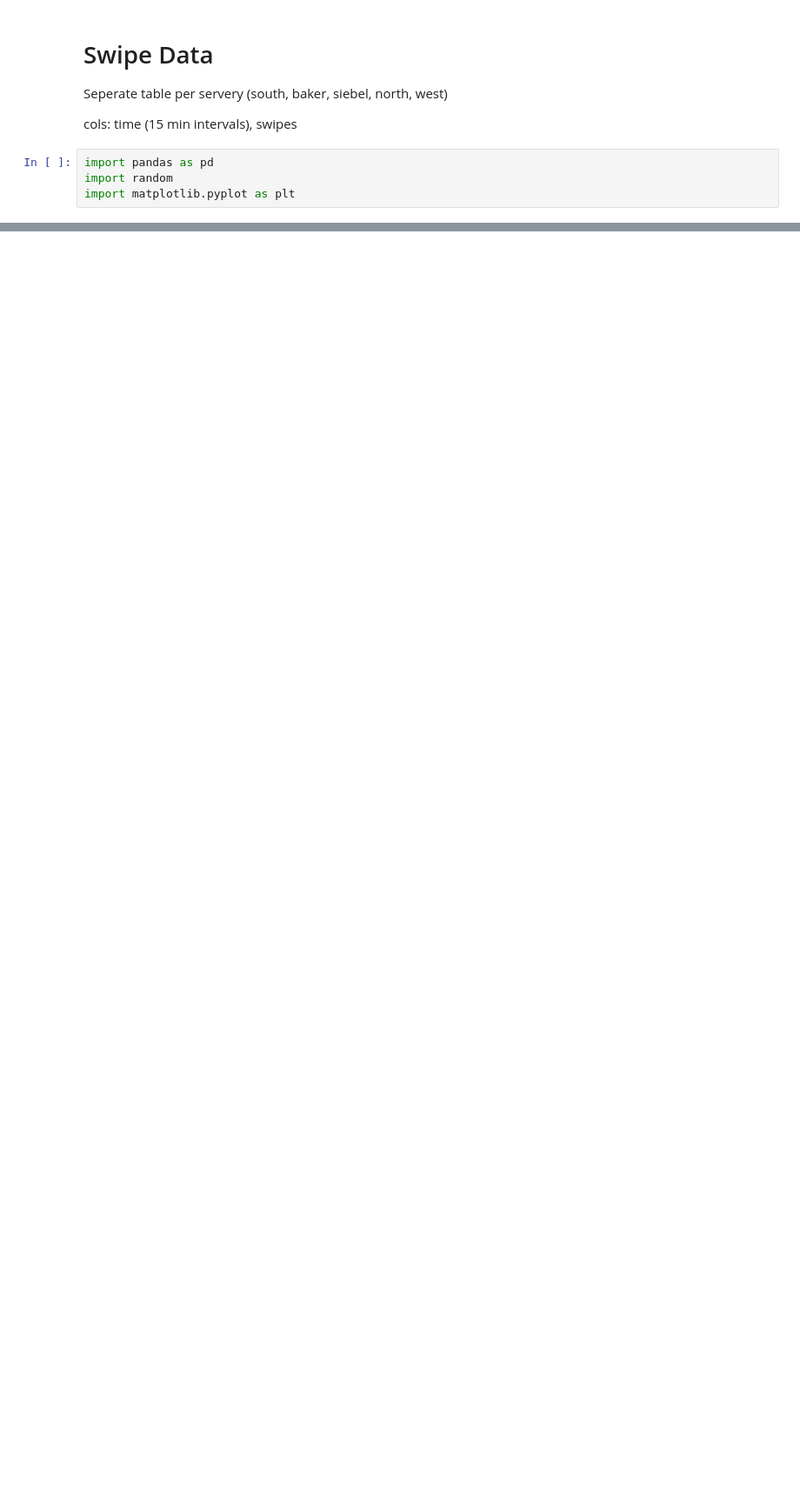
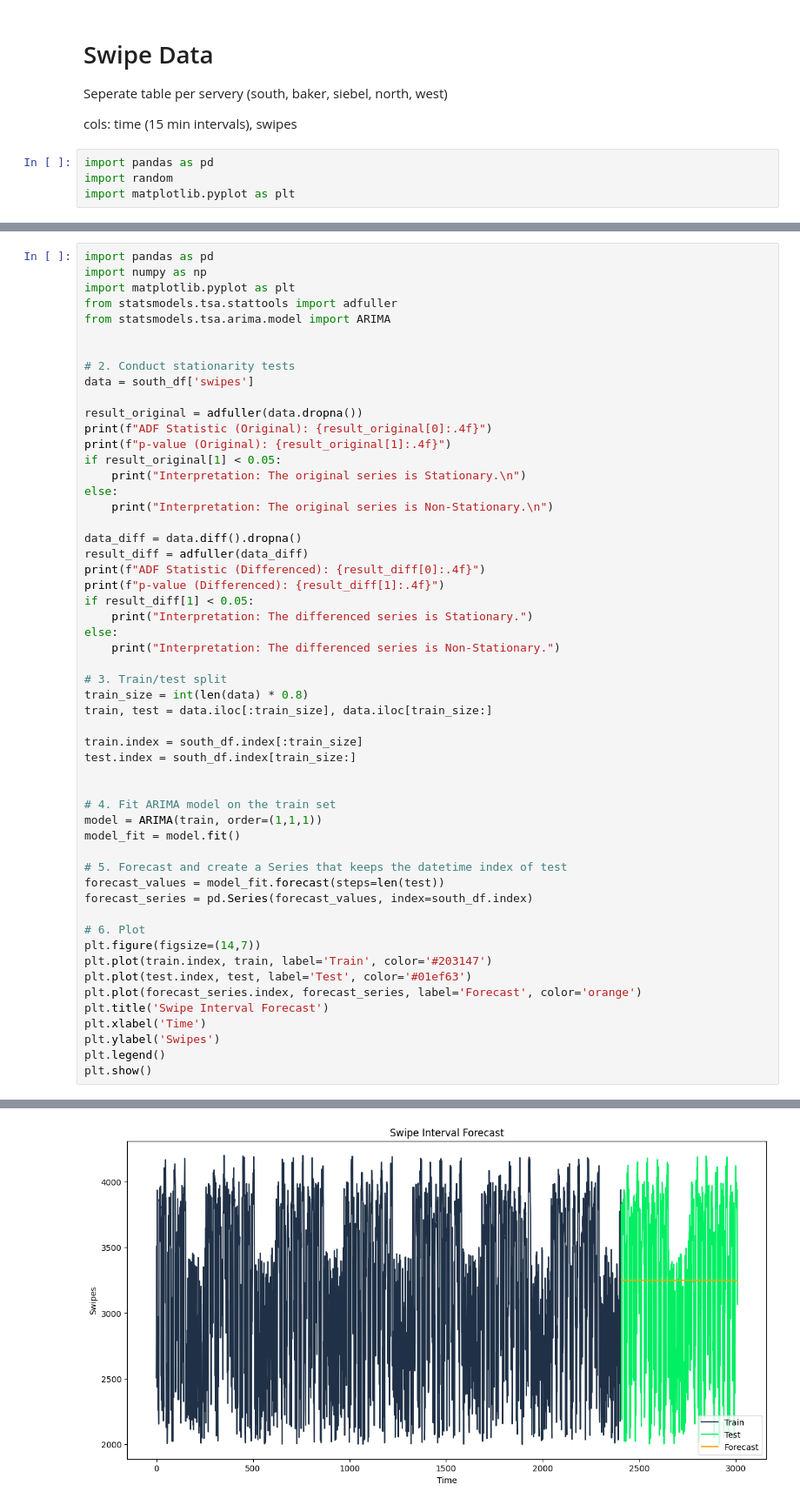
Before and after one commit to j00lee/DLab-H-D-Optimization, a Jupyter notebook: datasim.ipynb, the cells around one changed output, grey strips where cells are left out. Shown at 87% size. Drawn from its saved outputs; the diff is of its cells as text; blank space fills up the shorter version.

Commit message:
time series

```diff
--- a/datasim.ipynb
+++ b/datasim.ipynb
@@ -65,0 +66,55 @@ plt.show()
+# %%
+import pandas as pd
+import numpy as np
+import matplotlib.pyplot as plt
+from statsmodels.tsa.stattools import adfuller
+from statsmodels.tsa.arima.model import ARIMA
+
+
+# 2. Conduct stationarity tests
+data = south_df['swipes']
+
+result_original = adfuller(data.dropna())
+print(f"ADF Statistic (Original): {result_original[0]:.4f}")
+print(f"p-value (Original): {result_original[1]:.4f}")
+if result_original[1] < 0.05:
+    print("Interpretation: The original series is Stationary.\n")
+else:
+    print("Interpretation: The original series is Non-Stationary.\n")
+
+data_diff = data.diff().dropna()
+result_diff = adfuller(data_diff)
+print(f"ADF Statistic (Differenced): {result_diff[0]:.4f}")
+print(f"p-value (Differenced): {result_diff[1]:.4f}")
+if result_diff[1] < 0.05:
+    print("Interpretation: The differenced series is Stationary.")
+else:
+    print("Interpretation: The differenced series is Non-Stationary.")
+
+# 3. Train/test split
+train_size = int(len(data) * 0.8)
+train, test = data.iloc[:train_size], data.iloc[train_size:]
+
+train.index = south_df.index[:train_size]
+test.index = south_df.index[train_size:]
+
+
+# 4. Fit ARIMA model on the train set
+model = ARIMA(train, order=(1,1,1))
+model_fit = model.fit()
+
+# 5. Forecast and create a Series that keeps the datetime index of test
+forecast_values = model_fit.forecast(steps=len(test))
+forecast_series = pd.Series(forecast_values, index=south_df.index)
+
+# 6. Plot
+plt.figure(figsize=(14,7))
+plt.plot(train.index, train, label='Train', color='#203147')
+plt.plot(test.index, test, label='Test', color='#01ef63')
+plt.plot(forecast_series.index, forecast_series, label='Forecast', color='orange')
+plt.title('Swipe Interval Forecast')
+plt.xlabel('Time')
+plt.ylabel('Swipes')
+plt.legend()
+plt.show()
+# %% [output]
@@ -65,0 +128 @@ plt.show()
+[figure, added]
```
Also changed, not shown: parts of 3 cells of this notebook.
